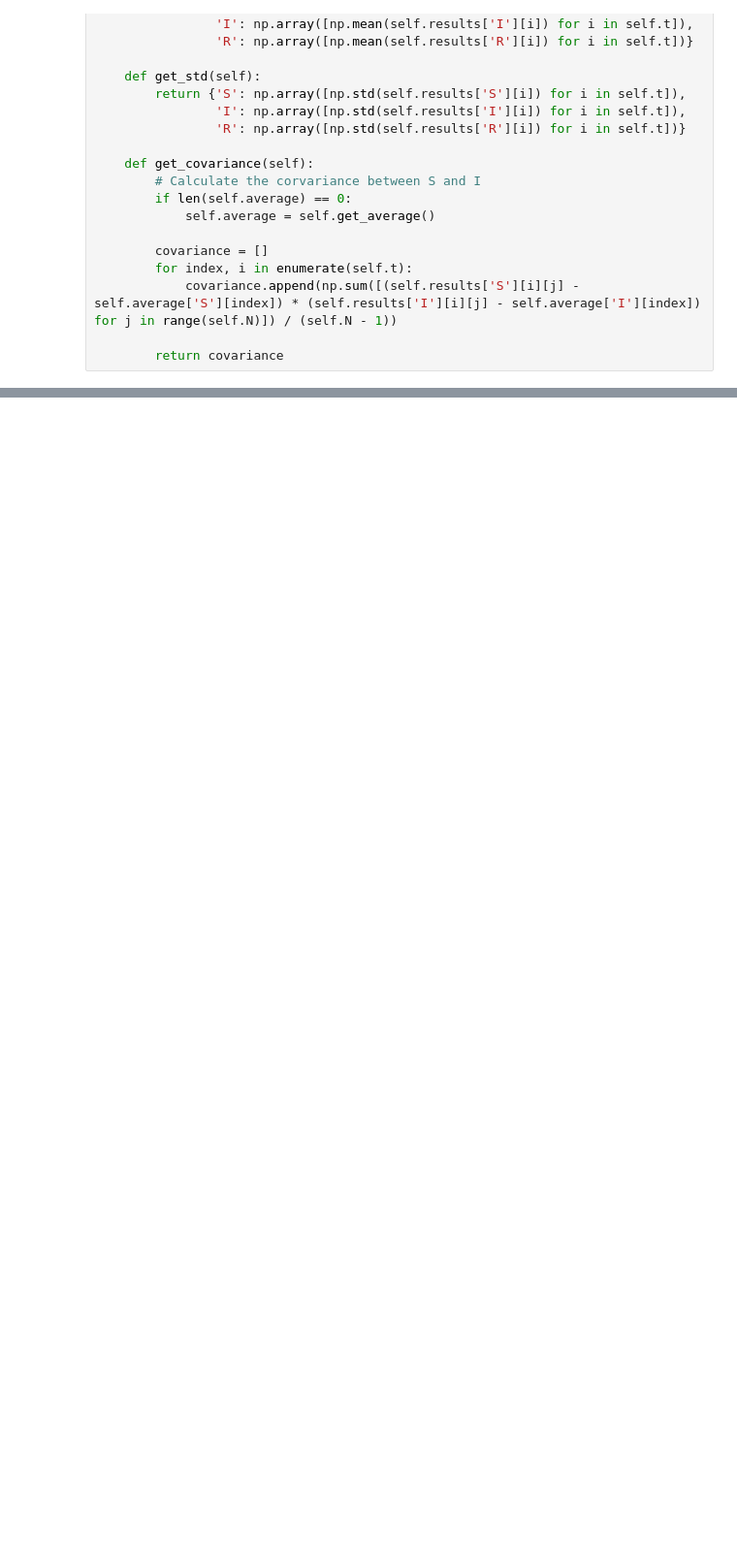
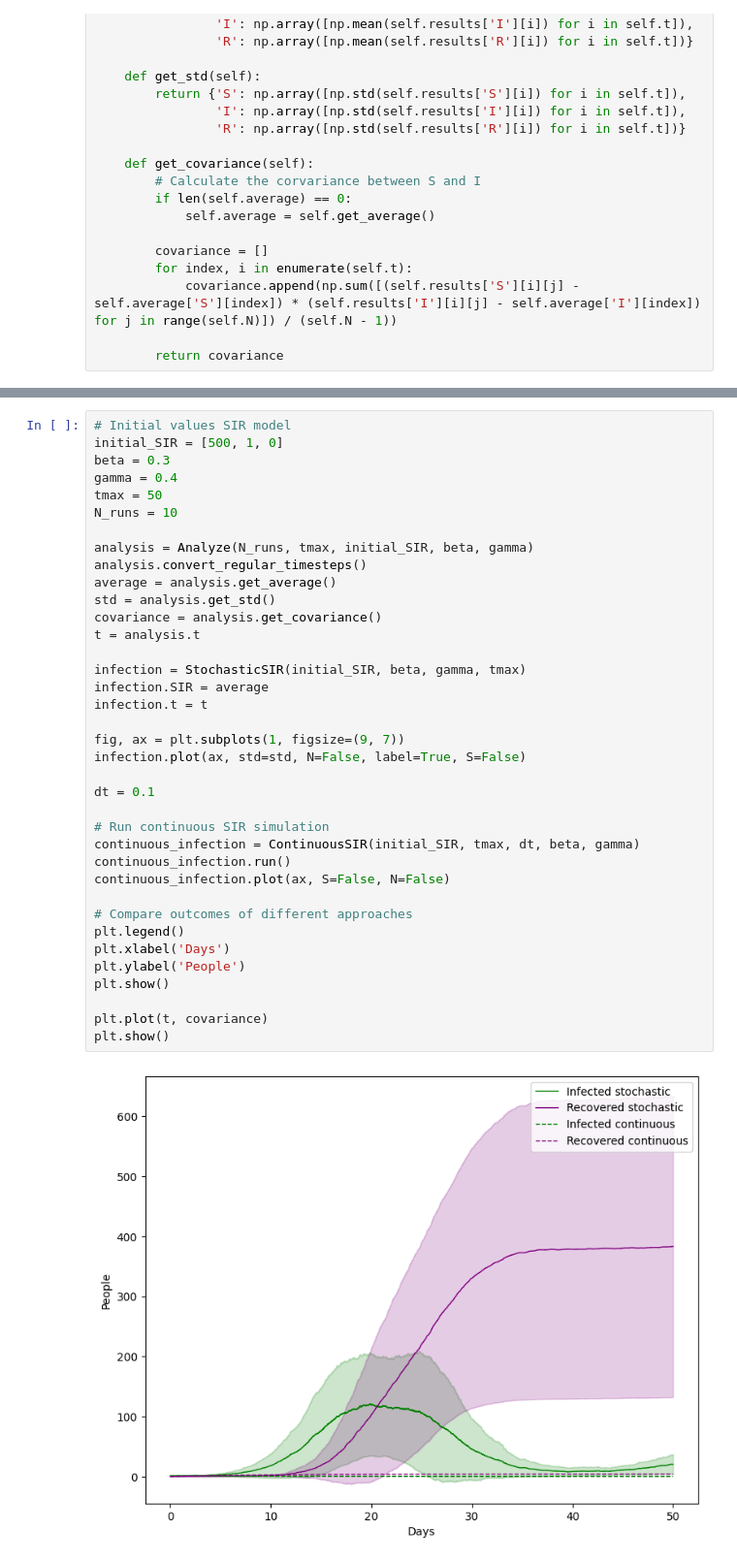
Before and after one commit to JTimmr/CS_Assignment_2, a Jupyter notebook: main.ipynb, the cells around one changed output, grey strips where cells are left out. Shown at 97% size. Drawn from its saved outputs; the diff is of its cells as text; blank space fills up the shorter version.

```diff
--- a/main.ipynb
+++ b/main.ipynb
@@ -378,0 +413,39 @@ plt.show()
+# %%
+# Initial values SIR model
+initial_SIR = [500, 1, 0]
+beta = 0.3
+gamma = 0.4
+tmax = 50
+N_runs = 10
+
+analysis = Analyze(N_runs, tmax, initial_SIR, beta, gamma)
+analysis.convert_regular_timesteps()
+average = analysis.get_average()
+std = analysis.get_std()
+covariance = analysis.get_covariance()
+t = analysis.t
+
+infection = StochasticSIR(initial_SIR, beta, gamma, tmax)
+infection.SIR = average
+infection.t = t
+
+fig, ax = plt.subplots(1, figsize=(9, 7))
+infection.plot(ax, std=std, N=False, label=True, S=False)
+
+dt = 0.1
+
+# Run continuous SIR simulation
+continuous_infection = ContinuousSIR(initial_SIR, tmax, dt, beta, gamma)
+continuous_infection.run()
+continuous_infection.plot(ax, S=False, N=False)
+
+# Compare outcomes of different approaches
+plt.legend()
+plt.xlabel('Days')
+plt.ylabel('People')
+plt.show()
+
+plt.plot(t, covariance)
+plt.show()
+# %% [output]
+[figure, added]
```
Also changed, not shown: parts of 4 cells of this notebook.
